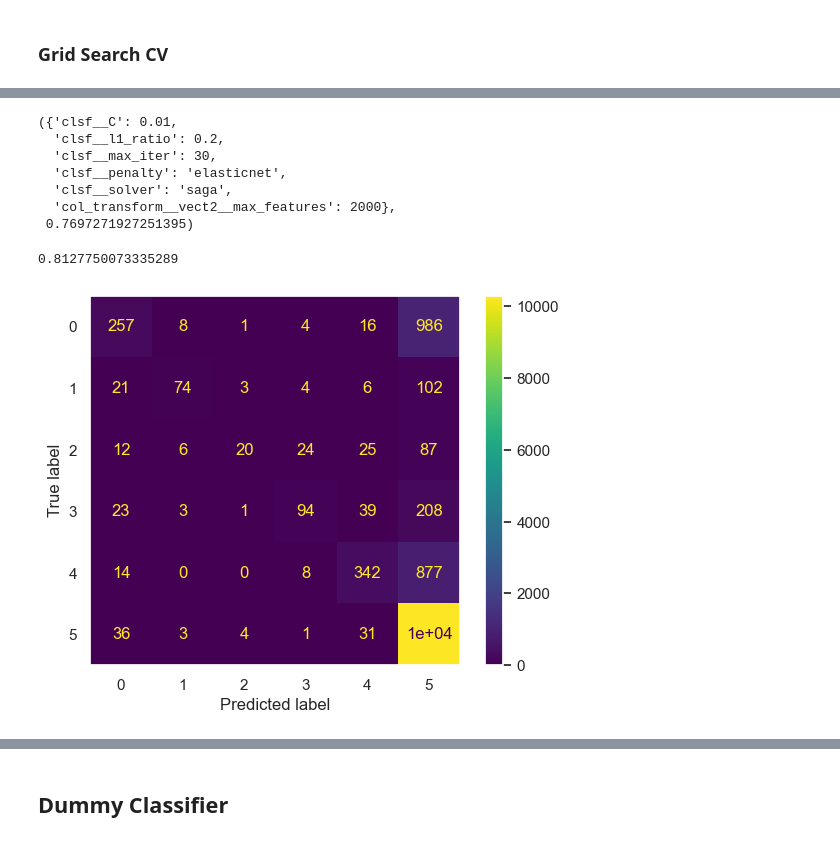
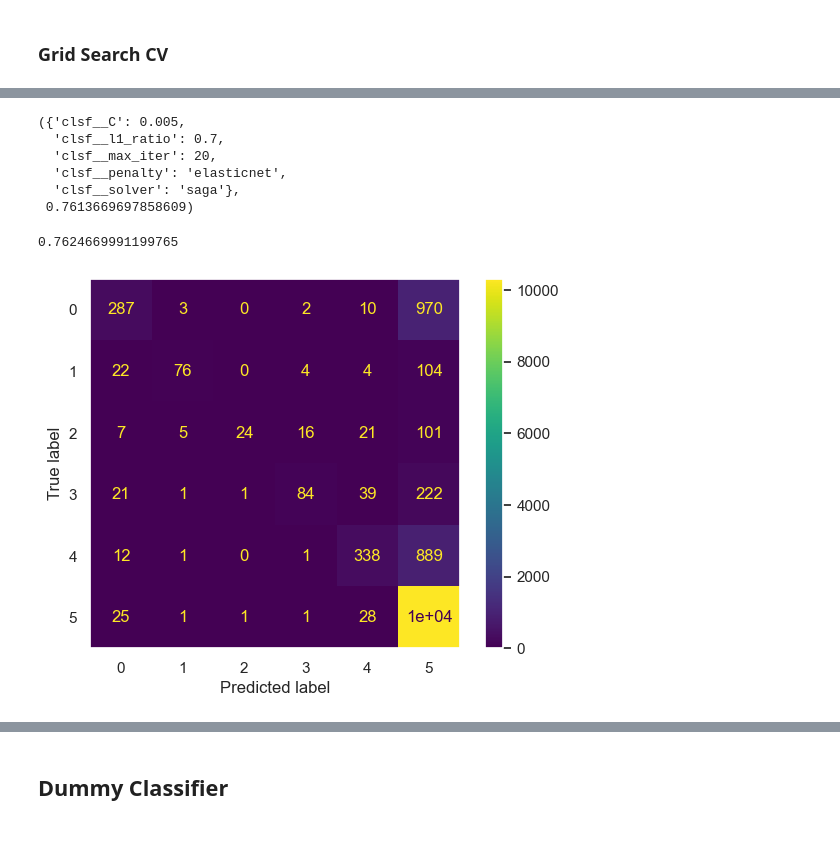
Before and after one commit to seg-fault123/mlp_project, a Jupyter notebook: preprocessing.ipynb, the cells around one changed output, grey strips where cells are left out. Drawn from its saved outputs; the diff is of its cells as text; code cells hidden in the pictures.

```diff
--- a/preprocessing.ipynb
+++ b/preprocessing.ipynb
@@ -135,15 +136,13 @@ col_transform=ColumnTransformer([('pass', 'passthrough', ['RecipeNumber', 'Recip
                                                           'ReplyCount', 'ThumbsUpCount', 'ThumbsDownCount',
                                                           'BestScore', 'Hour']),
                                  ('day', OneHotEncoder(), ['Day']),
-                                 ('vect2', CountVectorizer(stop_words='english'), 'Recipe_Review')], n_jobs=-1)
-
-scaler_transform=ColumnTransformer([('scaler', StandardScaler(with_mean=False), list(range(8)))],
-                                   remainder='passthrough', n_jobs=-1)
+                                 ('vect2', CountVectorizer(stop_words='english', max_features=1000), 'Recipe_Review')], n_jobs=-1)
 
 log_reg_pipeline=Pipeline([('imputer', SimpleImputer(fill_value='No_Review', strategy='constant').set_output(transform='pandas')),
                            ('col_transform', col_transform),
-                           ('scaler', StandardScaler(with_mean=False)),
-                        #    ('scaler', scaler_transform),
+                           ('dense', FunctionTransformer(lambda x: x.toarray(), accept_sparse=True)),
+                           ('scaler', StandardScaler()),
+                           ('pca', PCA(n_components=0.95, svd_solver='full')),
                            ('clsf', LogisticRegression(n_jobs=-1))])
 # %%
 log_reg_pipeline.fit(X_train, y_train)
@@ -197,11 +201,10 @@ weighted avg       0.87      0.88      0.86     13636
 ### Grid Search CV
 # %%
 gscv=GridSearchCV(log_reg_pipeline, {'clsf__penalty': ['elasticnet'],
-                                     'clsf__C': [0.01, 0.1, 0.5, 1],
+                                     'clsf__C': [0.005],
                                      'clsf__solver': ['saga'],
-                                     'clsf__max_iter': [30, 50, 100, 150],
-                                     'clsf__l1_ratio': [0, 0.2, 0.5, 0.8, 1],
-                                     'col_transform__vect2__max_features': [500, 1000, 2000, 5000]},
+                                     'clsf__max_iter': [20],
+                                     'clsf__l1_ratio': [0.7]},
                                      cv=4, n_jobs=-1, error_score=0)
 gscv.fit(X_train, y_train)
 # %% [output]
@@ -209,19 +228,21 @@ KeyboardInterrupt:
 # %%
 gscv.best_params_, gscv.best_score_
 # %% [output]
-({'clsf__C': 0.01,
-  'clsf__l1_ratio': 0.2,
-  'clsf__max_iter': 30,
+({'clsf__C': 0.005,
+  'clsf__l1_ratio': 0.7,
+  'clsf__max_iter': 20,
   'clsf__penalty': 'elasticnet',
-  'clsf__solver': 'saga',
-  'col_transform__vect2__max_features': 2000},
- 0.7697271927251395)
+  'clsf__solver': 'saga'},
+ 0.7613669697858609)
-# %%
-gscv.score(X_train, y_train)
-# %% [output]
-0.8127750073335289
+# %%
+train_predict=gscv.best_estimator_.predict(X_train)
+test_predict=gscv.best_estimator_.predict(test_data)
+# %%
+accuracy_score(y_train, train_predict)
+# %% [output]
+0.7624669991199765
 # %%
-ConfusionMatrixDisplay.from_estimator(gscv.best_estimator_, X_train, y_train)
+ConfusionMatrixDisplay.from_predictions(y_train, train_predict, display_labels=gscv.best_estimator_.classes_)
 plt.grid(False)
 # %% [output]
-[figure, old version]
+[figure, new version]
```
Also changed, not shown: parts of 10 cells of this notebook.
